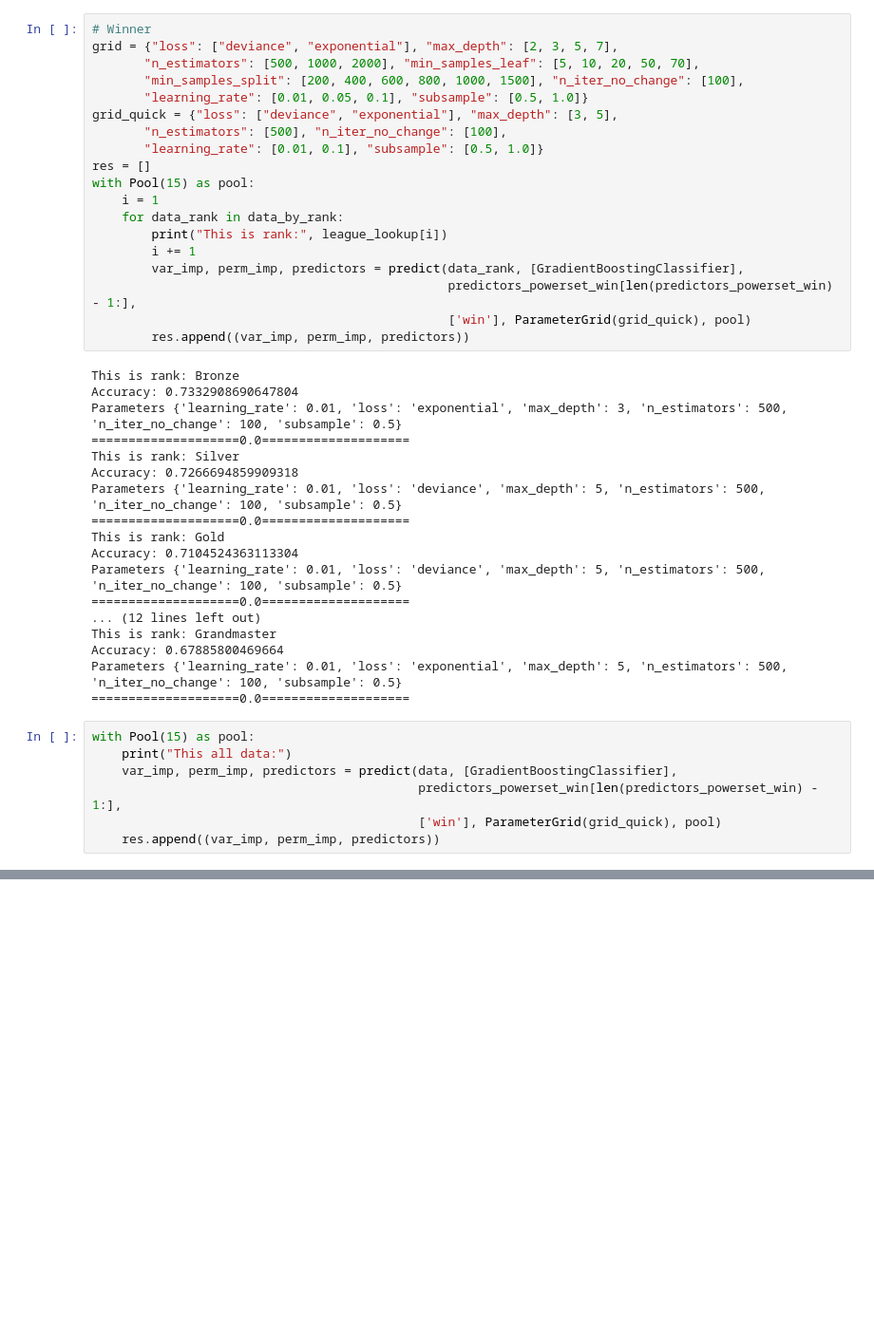
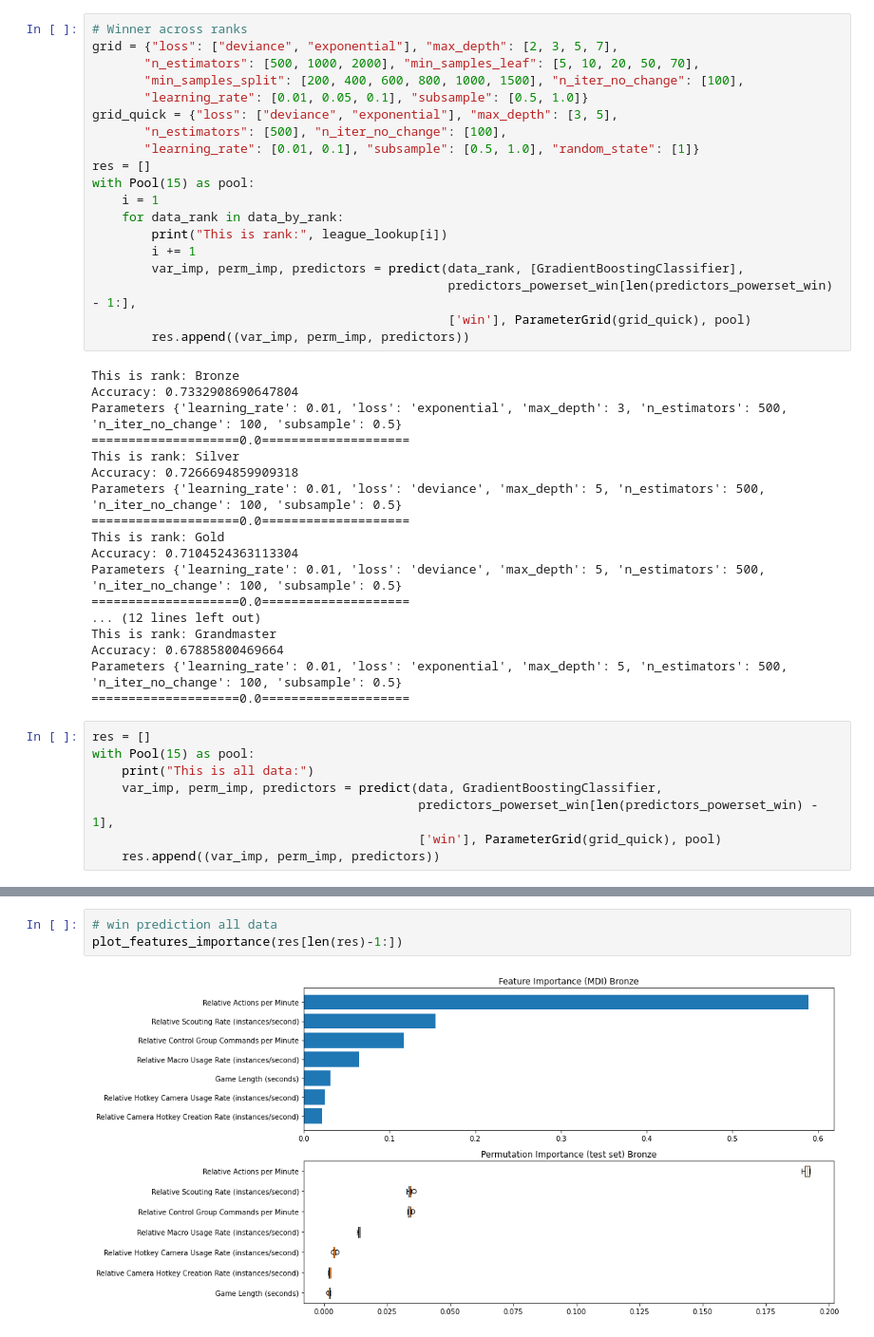
Before and after one commit to awilliambauer/pattern-analysis, a Jupyter notebook: starcraft/prediction_analysis.ipynb, the cells around one changed output, grey strips where cells are left out. Shown at 95% size. Saved outputs shown, nothing was run; the diff lists cells and outputs as text; blank space fills up the shorter version.

```diff
--- a/starcraft/prediction_analysis.ipynb
+++ b/starcraft/prediction_analysis.ipynb
@@ -226,14 +259,14 @@ Accuracy: 0.4282130372906538
 Parameters {'learning_rate': 0.01, 'loss': 'deviance', 'max_depth': 3, 'n_estimators': 500, 'n_iter_no_change': 100, 'subsample': 1.0}
 ====================0.0====================
 # %%
-# Winner
+# Winner across ranks
 grid = {"loss": ["deviance", "exponential"], "max_depth": [2, 3, 5, 7],
        "n_estimators": [500, 1000, 2000], "min_samples_leaf": [5, 10, 20, 50, 70],
        "min_samples_split": [200, 400, 600, 800, 1000, 1500], "n_iter_no_change": [100],
        "learning_rate": [0.01, 0.05, 0.1], "subsample": [0.5, 1.0]}
 grid_quick = {"loss": ["deviance", "exponential"], "max_depth": [3, 5],
        "n_estimators": [500], "n_iter_no_change": [100],
-       "learning_rate": [0.01, 0.1], "subsample": [0.5, 1.0]}
+       "learning_rate": [0.01, 0.1], "subsample": [0.5, 1.0], "random_state": [1]}
 res = []
 with Pool(15) as pool:
     i = 1
@@ -263,10 +296,11 @@ Accuracy: 0.67885800469664
 Parameters {'learning_rate': 0.01, 'loss': 'exponential', 'max_depth': 5, 'n_estimators': 500, 'n_iter_no_change': 100, 'subsample': 0.5}
 ====================0.0====================
 # %%
+res = []
 with Pool(15) as pool:
-    print("This all data:")
-    var_imp, perm_imp, predictors = predict(data, [GradientBoostingClassifier],
-                                            predictors_powerset_win[len(predictors_powerset_win) - 1:],
+    print("This is all data:")
+    var_imp, perm_imp, predictors = predict(data, GradientBoostingClassifier,
+                                            predictors_powerset_win[len(predictors_powerset_win) - 1],
                                             ['win'], ParameterGrid(grid_quick), pool)
     res.append((var_imp, perm_imp, predictors))
 # %% [output]
@@ -315,0 +328,5 @@ predictors_powerset_win[len(predictors_powerset_win) - 1:]
+# %%
+# win prediction all data
+plot_features_importance(res[len(res)-1:])
+# %% [output]
+[figure, added]
```
Also changed, not shown: parts of 17 cells of this notebook, 8 other files.
